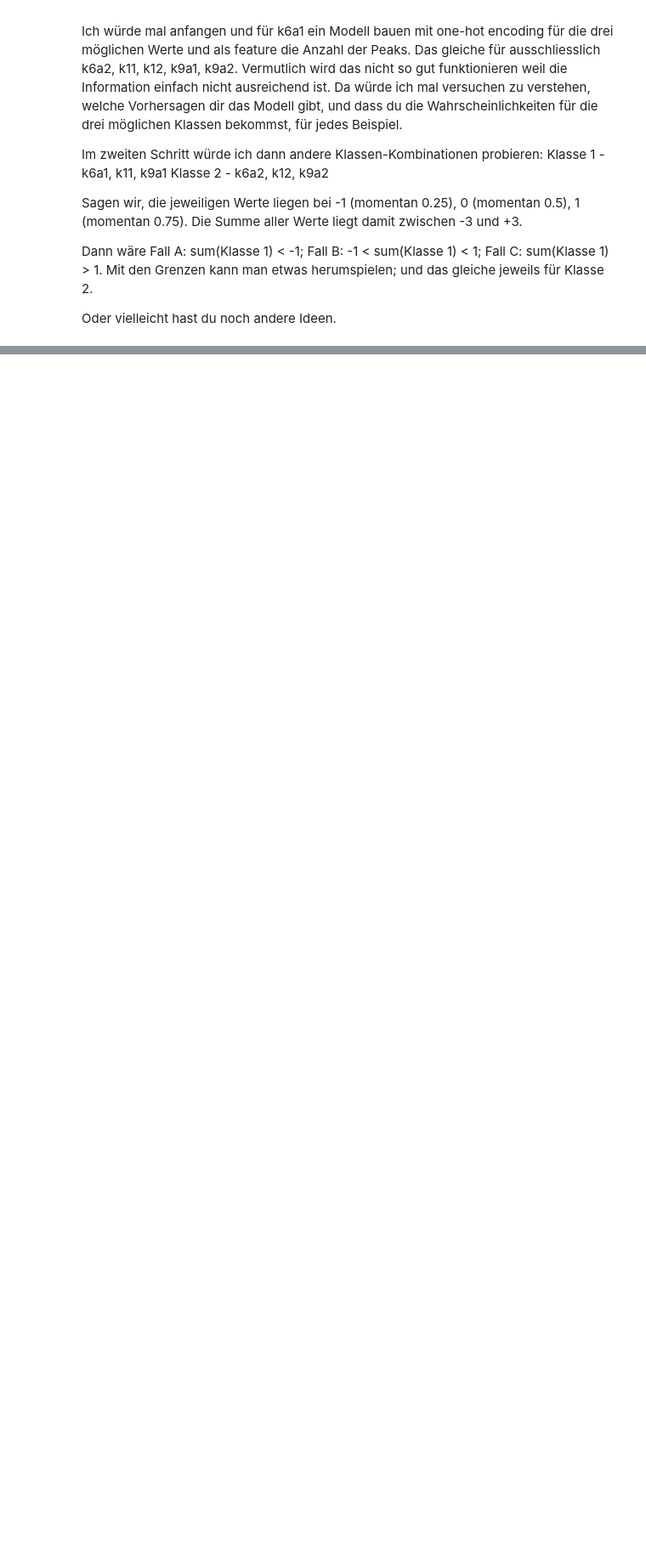
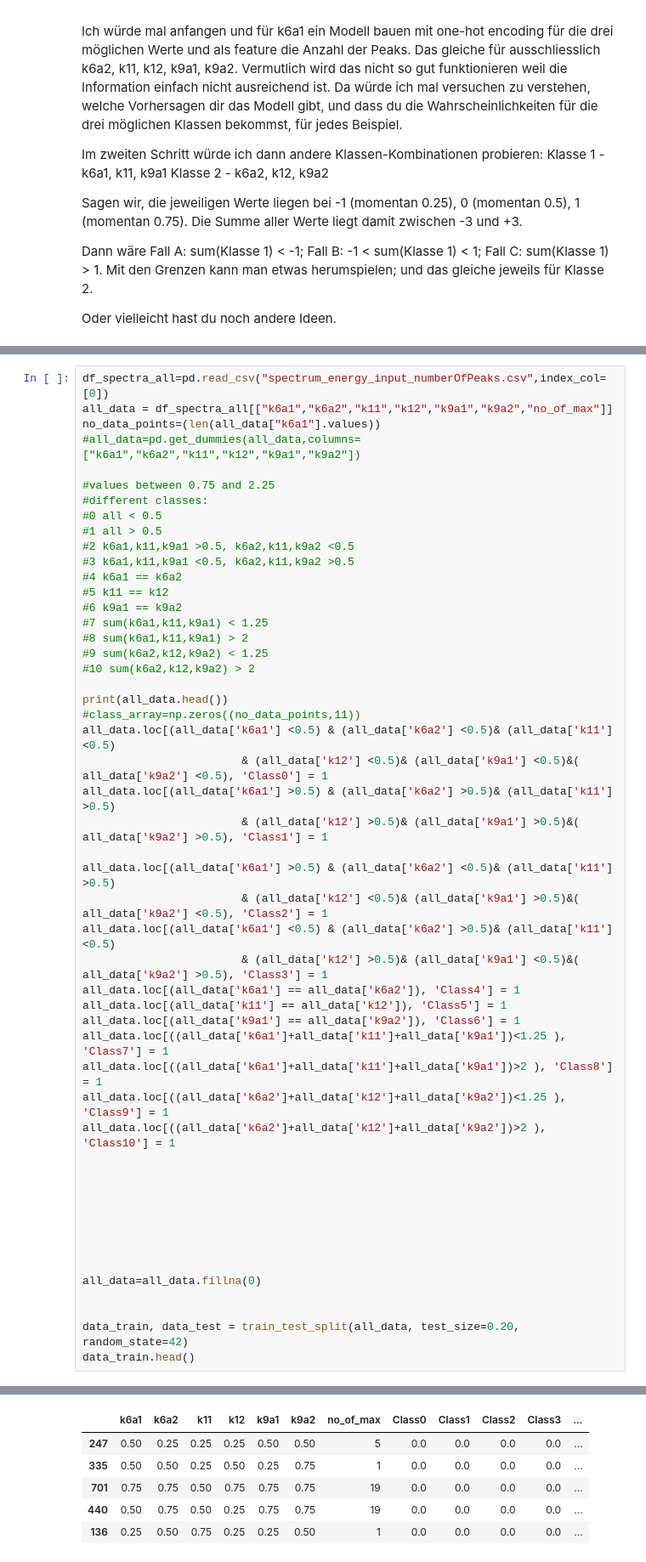
Before and after one commit to GwydionJon/EN_learn, a Jupyter notebook: machine_learning/ML_get_parameters_from_peakNumber_inga.ipynb, the cells around one changed output, grey strips where cells are left out. Shown at 85% size. Cells and saved outputs as stored; diff of their text form; blank space fills up the shorter version.

Commit message:
added some classes
works somewhat but not great

```diff
--- a/machine_learning/ML_get_parameters_from_peakNumber_inga.ipynb
+++ b/machine_learning/ML_get_parameters_from_peakNumber_inga.ipynb
@@ -171,0 +356,52 @@ Oder vielleicht hast du noch andere Ideen.
+# %%
+df_spectra_all=pd.read_csv("spectrum_energy_input_numberOfPeaks.csv",index_col=[0])
+all_data = df_spectra_all[["k6a1","k6a2","k11","k12","k9a1","k9a2","no_of_max"]]
+no_data_points=(len(all_data["k6a1"].values))
+#all_data=pd.get_dummies(all_data,columns=["k6a1","k6a2","k11","k12","k9a1","k9a2"])
+
+#values between 0.75 and 2.25
+#different classes:
+#0 all < 0.5
+#1 all > 0.5
+#2 k6a1,k11,k9a1 >0.5, k6a2,k11,k9a2 <0.5
+#3 k6a1,k11,k9a1 <0.5, k6a2,k11,k9a2 >0.5
+#4 k6a1 == k6a2
+#5 k11 == k12
+#6 k9a1 == k9a2
+#7 sum(k6a1,k11,k9a1) < 1.25
+#8 sum(k6a1,k11,k9a1) > 2
+#9 sum(k6a2,k12,k9a2) < 1.25
+#10 sum(k6a2,k12,k9a2) > 2
+
+print(all_data.head())
+#class_array=np.zeros((no_data_points,11))
+all_data.loc[(all_data['k6a1'] <0.5) & (all_data['k6a2'] <0.5)& (all_data['k11'] <0.5)
+                        & (all_data['k12'] <0.5)& (all_data['k9a1'] <0.5)&( all_data['k9a2'] <0.5), 'Class0'] = 1
+all_data.loc[(all_data['k6a1'] >0.5) & (all_data['k6a2'] >0.5)& (all_data['k11'] >0.5)
+                        & (all_data['k12'] >0.5)& (all_data['k9a1'] >0.5)&( all_data['k9a2'] >0.5), 'Class1'] = 1
+
+all_data.loc[(all_data['k6a1'] >0.5) & (all_data['k6a2'] <0.5)& (all_data['k11'] >0.5)
+                        & (all_data['k12'] <0.5)& (all_data['k9a1'] >0.5)&( all_data['k9a2'] <0.5), 'Class2'] = 1
+all_data.loc[(all_data['k6a1'] <0.5) & (all_data['k6a2'] >0.5)& (all_data['k11'] <0.5)
+                        & (all_data['k12'] >0.5)& (all_data['k9a1'] <0.5)&( all_data['k9a2'] >0.5), 'Class3'] = 1
+all_data.loc[(all_data['k6a1'] == all_data['k6a2']), 'Class4'] = 1
+all_data.loc[(all_data['k11'] == all_data['k12']), 'Class5'] = 1
+all_data.loc[(all_data['k9a1'] == all_data['k9a2']), 'Class6'] = 1
+all_data.loc[((all_data['k6a1']+all_data['k11']+all_data['k9a1'])<1.25 ), 'Class7'] = 1
+all_data.loc[((all_data['k6a1']+all_data['k11']+all_data['k9a1'])>2 ), 'Class8'] = 1
+all_data.loc[((all_data['k6a2']+all_data['k12']+all_data['k9a2'])<1.25 ), 'Class9'] = 1
+all_data.loc[((all_data['k6a2']+all_data['k12']+all_data['k9a2'])>2 ), 'Class10'] = 1
+
+
+
+
+
+
+
+
+all_data=all_data.fillna(0)
+
+
+data_train, data_test = train_test_split(all_data, test_size=0.20, random_state=42)
+data_train.head()
+# %% [output]
@@ -171,0 +424,6 @@ Oder vielleicht hast du noch andere Ideen.
+|  | k6a1 | k6a2 | k11 | k12 | k9a1 | k9a2 | no_of_max | Class0 | Class1 | Class2 | Class3 | ... |
+| 247 | 0.50 | 0.25 | 0.25 | 0.25 | 0.50 | 0.50 | 5 | 0.0 | 0.0 | 0.0 | 0.0 | ... |
+| 335 | 0.50 | 0.50 | 0.25 | 0.50 | 0.25 | 0.75 | 1 | 0.0 | 0.0 | 0.0 | 0.0 | ... |
+| 701 | 0.75 | 0.75 | 0.50 | 0.75 | 0.75 | 0.75 | 19 | 0.0 | 0.0 | 0.0 | 0.0 | ... |
+| 440 | 0.50 | 0.75 | 0.50 | 0.25 | 0.75 | 0.75 | 19 | 0.0 | 0.0 | 0.0 | 0.0 | ... |
+| 136 | 0.25 | 0.50 | 0.75 | 0.25 | 0.25 | 0.50 | 1 | 0.0 | 0.0 | 0.0 | 0.0 | ... |
```
Also changed, not shown: parts of 19 cells of this notebook, 1 other file.
